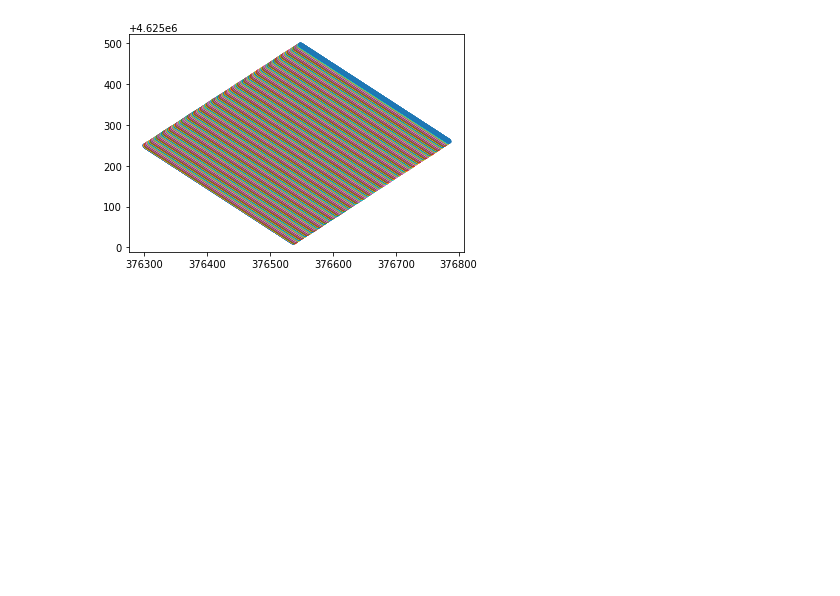
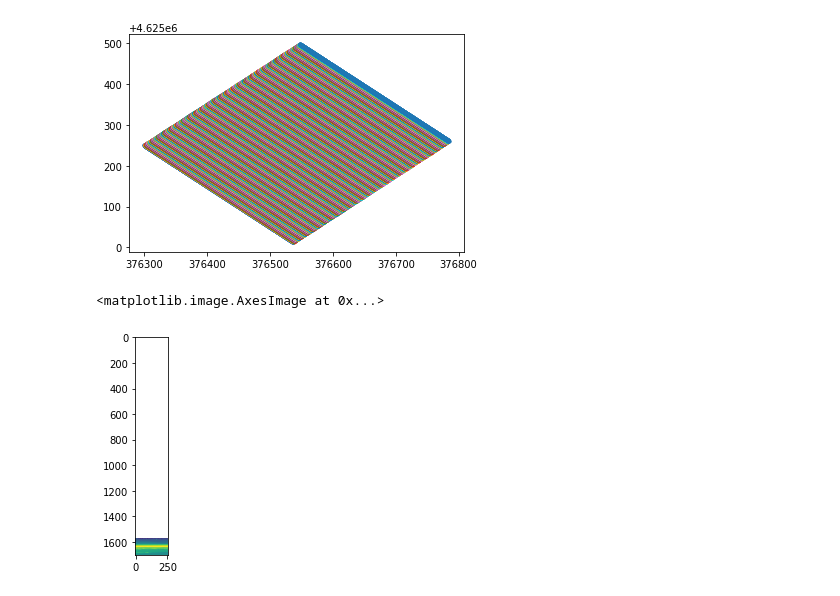
Before and after one commit to csherwood-usgs/Raster_calcs, a Jupyter notebook: test_loading_elevation_maps.ipynb, the cells around one changed output. Cells and saved outputs as stored; diff of their text form; code cells hidden in the pictures; blank space fills up the shorter version.

```diff
--- a/test_loading_elevation_maps.ipynb
+++ b/test_loading_elevation_maps.ipynb
@@ -257,3 +270,10 @@ plt.plot(xu,yu,'.')
  <matplotlib.lines.Line2D at 0x...>,
  <matplotlib.lines.Line2D at 0x...>]
 [figure]
+# %%
+plt.plot(figsize=(2,8))
+
+plt.imshow(np.flipud(zi))
+# %% [output]
+<matplotlib.image.AxesImage at 0x...>
+[figure, added]
```
Also changed, not shown: parts of 9 cells of this notebook, 1 other file.
